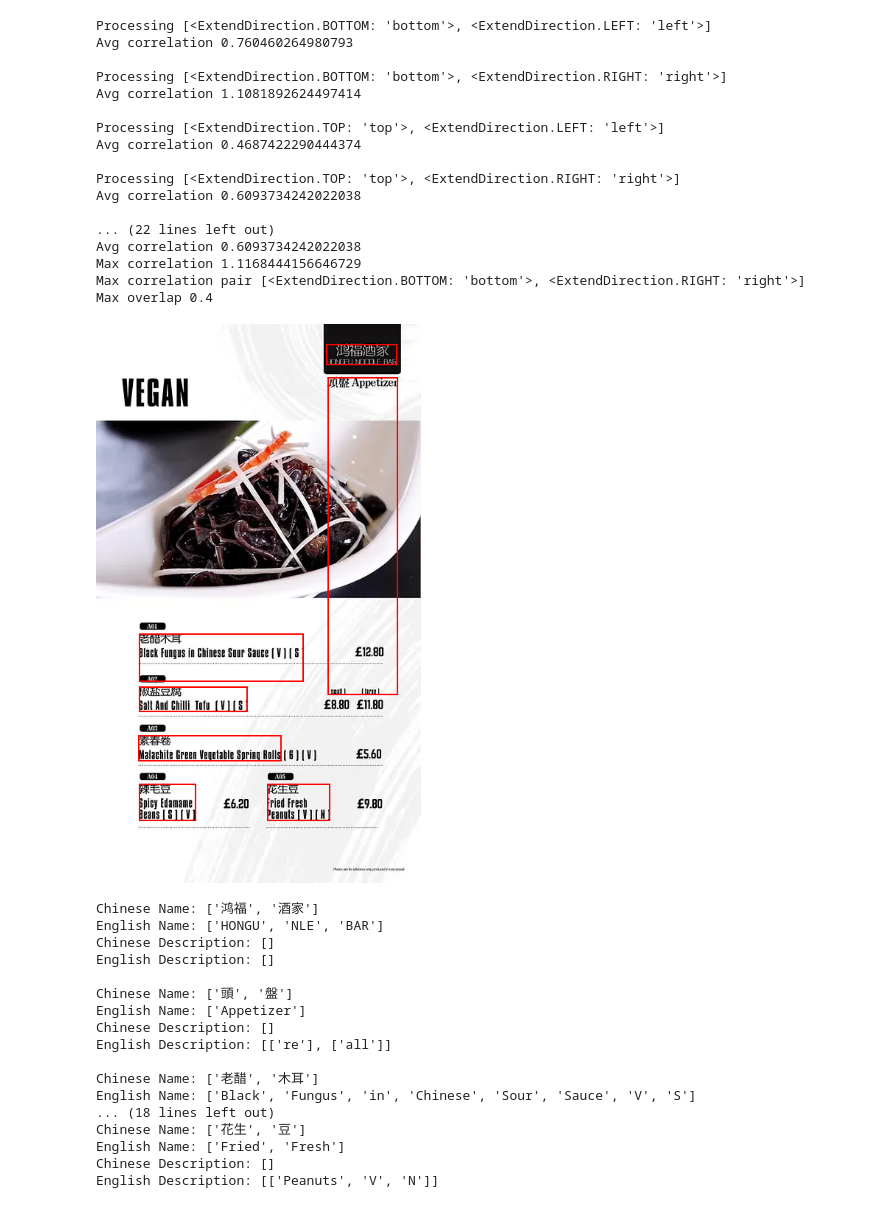
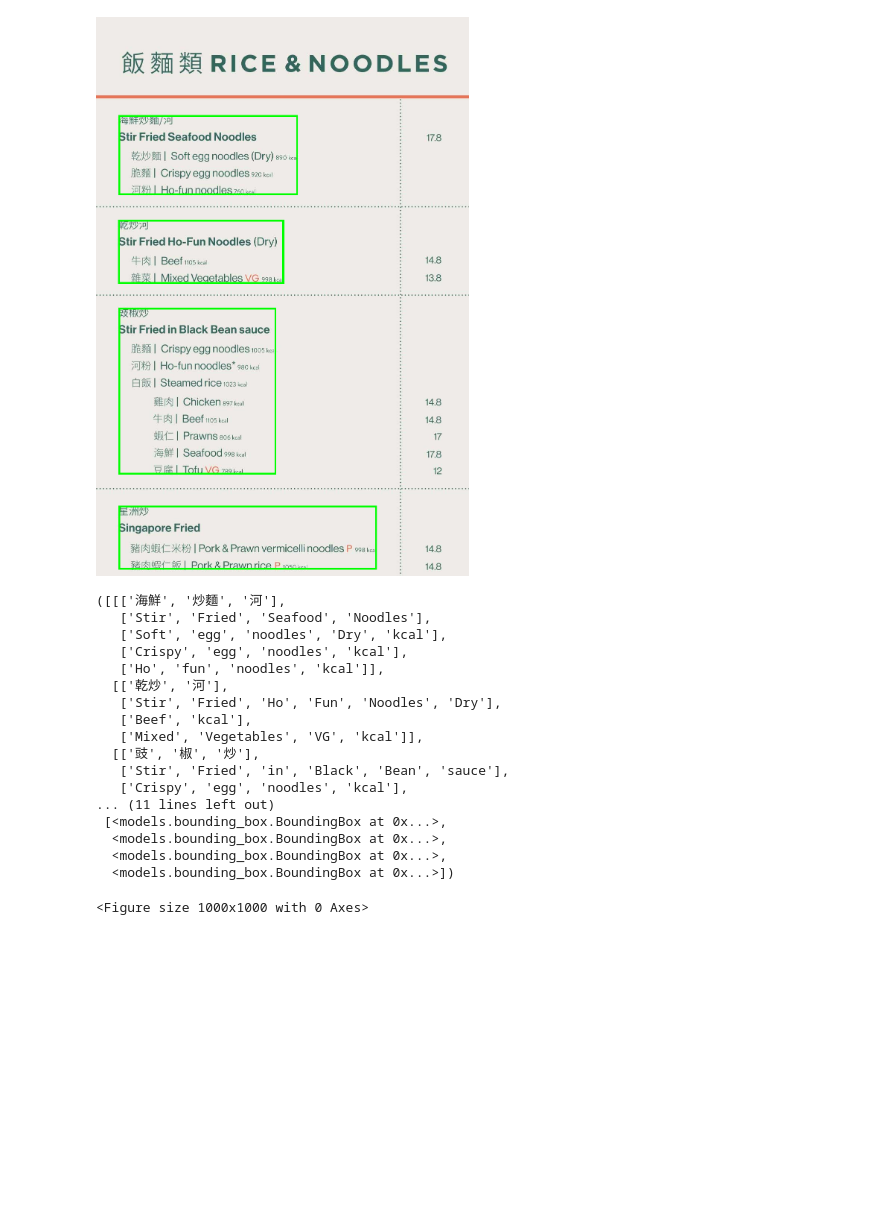
Before and after one commit to Henry8772/BiMenu, a Jupyter notebook: menu_parser/menu_parser_demo.ipynb, the cells around one changed output. Drawn from its saved outputs; the diff is of its cells as text; code cells hidden in the pictures; blank space fills up the shorter version.

```diff
--- a/menu_parser/menu_parser_demo.ipynb
+++ b/menu_parser/menu_parser_demo.ipynb
@@ -41,7 +41,7 @@ def process_menu(filein):
     base_name = os.path.basename(filein)
     file_name_without_extension = os.path.splitext(base_name)[0]
 
-    raw_ocr_directory = '../../dataset/menu_photo_ocr_raw/'
+    raw_ocr_directory = '../dataset/menu_photo_ocr_raw/'
     raw_ocr_filename = file_name_without_extension + "_raw_annotation.json"
     raw_ocr_path = os.path.join(raw_ocr_directory, raw_ocr_filename)
 
@@ -61,8 +61,8 @@ def process_menu(filein):
 
     # locator_bounds = [price_bounds, chinese_bbox]
     # locator_bounds = {"price_bounds": price_bounds}
-    locator_bounds = {"chinese_bbox": chinese_bbox}
-    # locator_bounds = [price_bounds]
+    locator_bounds = {"chinese_bbox": chinese_bbox, "price_bounds": price_bounds}
+    # locator_bounds = {"chinese_bbox": chinese_bbox}
 
     overlap_threshold_list = [0.3, 0.4, 0.5]
 
@@ -115,71 +115,60 @@ def process_menu(filein):
                 if total_correlation > max_avg_correlation:
                     max_avg_correlation = total_correlation
                     max_correlation_pair = extend_directions
                     max_grouped_list = grouped_list
                     max_grouped_box = grouped_box
                     max_locator = locator_bound
                     max_overlap = overlap_threshold
 
     # print("Max correlation", max_avg_correlation)
     # print("Max correlation pair", max_correlation_pair)
     # print("Max overlap", max_overlap)
 
-    draw_boxes_2_points(image, max_grouped_box, (255, 0, 0))
+    draw_boxes_2_points(image, max_grouped_box, (0, 255, 0))
     plt.figure(figsize=(10, 10))
     display(image)
 
     dish_instance_list = []
 
     for string_list in max_grouped_list:
         # print(string_list)
         dish = segment_dish_text_list(string_list)
         # print(dish)
         dish_instance_list.append(dish)
 
     return max_grouped_list, max_grouped_box
 
 # Usage example
-# filein = '../../dataset/menu_photo/8._New_Fortune_Cookie_0_page_5.png'
-# filein = '../../dataset/menu_photo/menu-2023_page_1.png'
-# filein = '../../dataset/menu_photo/5._Ma_La_Sichuan_0_page_11.png'
-# filein = '../../dataset/menu_photo/jimmy_express_4.png'
-filein = '../../dataset/menu_photo/rest (1)_segment_1.webp'
+# filein = '../dataset/menu_photo/segment_by_chinese/5._Ma_La_Sichuan_0_page_8.png'
+# filein = '../dataset/menu_photo/segment_by_chinese/menu-final_page_18.png'
+
+# filein = '../dataset/menu_photo/segment_by_chinese/Rendezvous_sit-in_08-23_Draft_page_3.png'
+# filein = '../dataset/menu_photo/segment_by_chinese/Home Dim Sum Daytime Menu _page_0.png'
+# filein = '../dataset/menu_photo/segment_by_chinese/Home Dim Sum Daytime Menu _page_1.png'
+filein = '../dataset/menu_photo/segment_by_chinese/3._Chop_Chop_2_segment_0.jpg'
+
+
+
 
 
 process_menu(filein)
 # %% [output]
+[figure, new version]
-Processing [<ExtendDirection.BOTTOM: 'bottom'>, <ExtendDirection.LEFT: 'left'>]
-Avg correlation 0.760460264980793
-
-Processing [<ExtendDirection.BOTTOM: 'bottom'>, <ExtendDirection.RIGHT: 'right'>]
-Avg correlation 1.1081892624497414
-
-Processing [<ExtendDirection.TOP: 'top'>, <ExtendDirection.LEFT: 'left'>]
-Avg correlation 0.4687422290444374
-
-Processing [<ExtendDirection.TOP: 'top'>, <ExtendDirection.RIGHT: 'right'>]
-Avg correlation 0.6093734242022038
-
-... (22 lines left out)
-Avg correlation 0.6093734242022038
-Max correlation 1.1168444156646729
-Max correlation pair [<ExtendDirection.BOTTOM: 'bottom'>, <ExtendDirection.RIGHT: 'right'>]
-Max overlap 0.4
+([[['海鮮', '炒麵', '河'],
+   ['Stir', 'Fried', 'Seafood', 'Noodles'],
+   ['Soft', 'egg', 'noodles', 'Dry', 'kcal'],
+   ['Crispy', 'egg', 'noodles', 'kcal'],
+   ['Ho', 'fun', 'noodles', 'kcal']],
+  [['乾炒', '河'],
+   ['Stir', 'Fried', 'Ho', 'Fun', 'Noodles', 'Dry'],
+   ['Beef', 'kcal'],
+   ['Mixed', 'Vegetables', 'VG', 'kcal']],
+  [['豉', '椒', '炒'],
+   ['Stir', 'Fried', 'in', 'Black', 'Bean', 'sauce'],
+   ['Crispy', 'egg', 'noodles', 'kcal'],
+... (11 lines left out)
+ [<models.bounding_box.BoundingBox at 0x...>,
+  <models.bounding_box.BoundingBox at 0x...>,
+  <models.bounding_box.BoundingBox at 0x...>,
+  <models.bounding_box.BoundingBox at 0x...>])
-[figure, old version]
-Chinese Name: ['鸿福', '酒家']
-English Name: ['HONGU', 'NLE', 'BAR']
-Chinese Description: []
-English Description: []
-
-Chinese Name: ['頭', '盤']
-English Name: ['Appetizer']
-Chinese Description: []
-English Description: [['re'], ['all']]
-
-Chinese Name: ['老醋', '木耳']
-English Name: ['Black', 'Fungus', 'in', 'Chinese', 'Sour', 'Sauce', 'V', 'S']
-... (18 lines left out)
-Chinese Name: ['花生', '豆']
-English Name: ['Fried', 'Fresh']
-Chinese Description: []
-English Description: [['Peanuts', 'V', 'N']]
+<Figure size 1000x1000 with 0 Axes>
```
Also changed, not shown: parts of 2 cells of this notebook, 1 other file.
